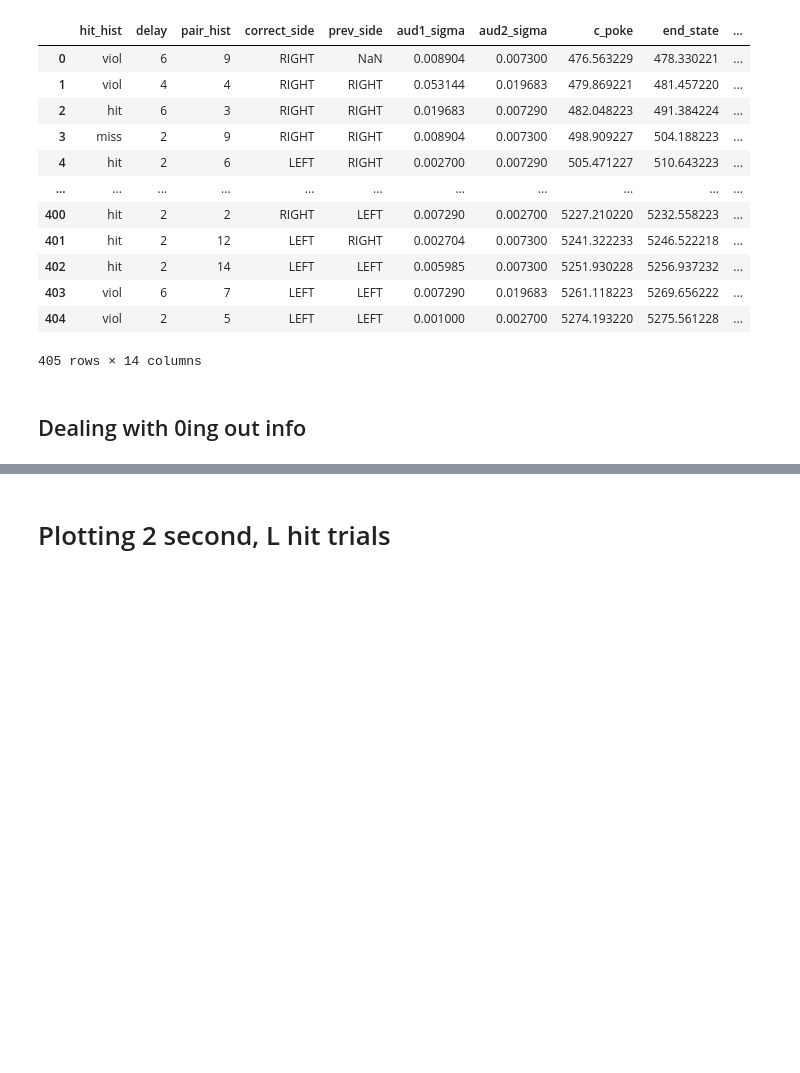
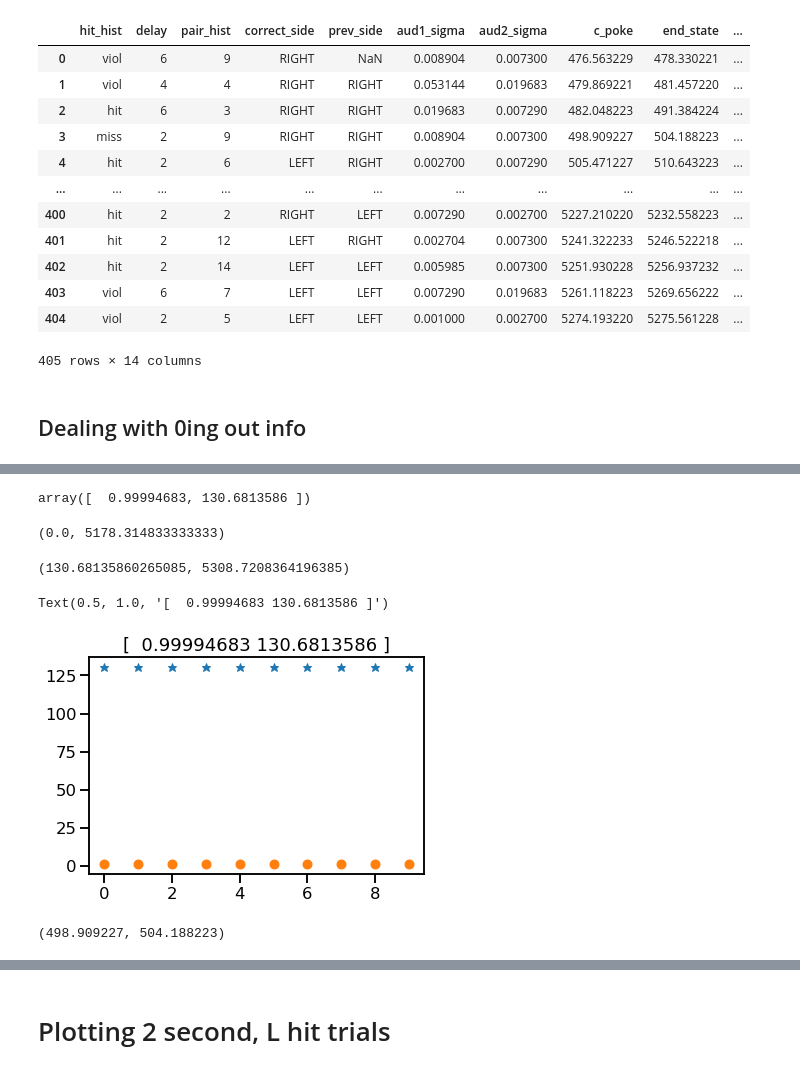
Before and after one commit to Brody-Lab/jbreda_PWM_mPFC_analysis, a Jupyter notebook: data_sdc_20190902_145404_exploratory_analysis.ipynb, the cells around one changed output, grey strips where cells are left out. Cells and saved outputs as stored; diff of their text form; code cells hidden in the pictures; blank space fills up the shorter version.

```diff
--- a/data_sdc_20190902_145404_exploratory_analysis.ipynb
+++ b/data_sdc_20190902_145404_exploratory_analysis.ipynb
@@ -185,0 +191,19 @@ sub_df.index = range(len(sub_df))
+# %%
+spk2fsm
+# %% [output]
+array([  0.99994683, 130.6813586 ])
+# %%
+s[0], s[-1]
+# %% [output]
+(0.0, 5178.314833333333)
+# %%
+mask_beh_s[0], mask_beh_s[-1]
+# %% [output]
+(130.68135860265085, 5308.7208364196385)
+# %%
+plt.plot(mask_beh_s[0:10], '*')
+plt.plot(mask_test[1][0:10], 'o')
+plt.title(spk2fsm)
+# %% [output]
+Text(0.5, 1.0, '[  0.99994683 130.6813586 ]')
+[figure, added]
@@ -185,0 +214,4 @@ sub_df.index = range(len(sub_df))
+# %%
+s[1], e[1]
+# %% [output]
+(498.909227, 504.188223)
```
Also changed, not shown: parts of 22 cells of this notebook, 3 other files.
